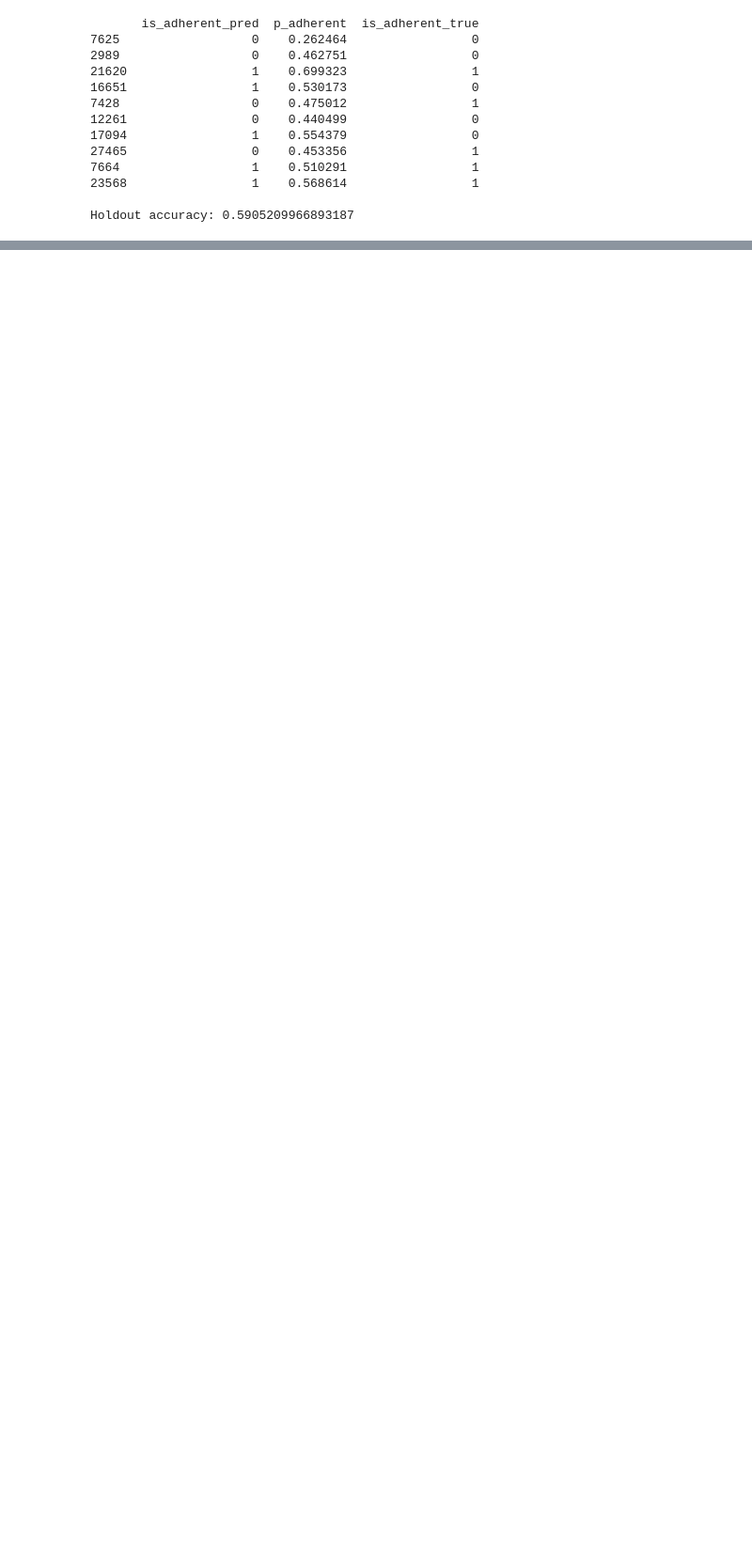
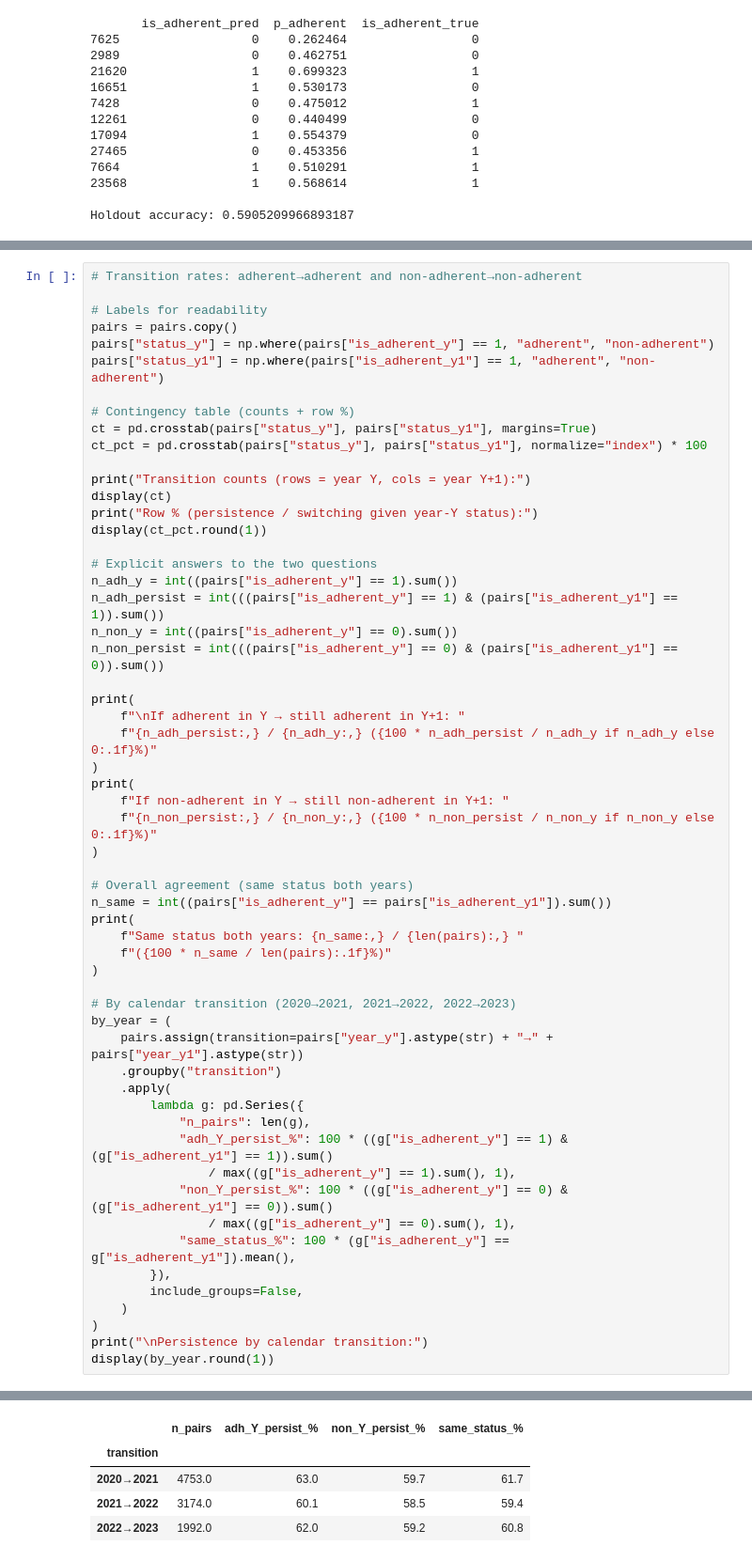
Before and after one commit to FrianaEngineer/Medical-Adherence, a Jupyter notebook: Notebooks/allYearMergeClean.ipynb, the cells around one changed output, grey strips where cells are left out. Shown at 94% size. Cells and saved outputs as stored; diff of their text form; blank space fills up the shorter version.

```diff
--- a/Notebooks/allYearMergeClean.ipynb
+++ b/Notebooks/allYearMergeClean.ipynb
@@ -1994,0 +2079,58 @@ Holdout accuracy: 0.5905209966893187
+# %%
+# Transition rates: adherent→adherent and non-adherent→non-adherent
+
+# Labels for readability
+pairs = pairs.copy()
+pairs["status_y"] = np.where(pairs["is_adherent_y"] == 1, "adherent", "non-adherent")
+pairs["status_y1"] = np.where(pairs["is_adherent_y1"] == 1, "adherent", "non-adherent")
+
+# Contingency table (counts + row %)
+ct = pd.crosstab(pairs["status_y"], pairs["status_y1"], margins=True)
+ct_pct = pd.crosstab(pairs["status_y"], pairs["status_y1"], normalize="index") * 100
+
+print("Transition counts (rows = year Y, cols = year Y+1):")
+display(ct)
+print("Row % (persistence / switching given year-Y status):")
+display(ct_pct.round(1))
+
+# Explicit answers to the two questions
+n_adh_y = int((pairs["is_adherent_y"] == 1).sum())
+n_adh_persist = int(((pairs["is_adherent_y"] == 1) & (pairs["is_adherent_y1"] == 1)).sum())
+n_non_y = int((pairs["is_adherent_y"] == 0).sum())
+n_non_persist = int(((pairs["is_adherent_y"] == 0) & (pairs["is_adherent_y1"] == 0)).sum())
+
+print(
+    f"\nIf adherent in Y → still adherent in Y+1: "
+    f"{n_adh_persist:,} / {n_adh_y:,} ({100 * n_adh_persist / n_adh_y if n_adh_y else 0:.1f}%)"
+)
+print(
+    f"If non-adherent in Y → still non-adherent in Y+1: "
+    f"{n_non_persist:,} / {n_non_y:,} ({100 * n_non_persist / n_non_y if n_non_y else 0:.1f}%)"
+)
+
+# Overall agreement (same status both years)
+n_same = int((pairs["is_adherent_y"] == pairs["is_adherent_y1"]).sum())
+print(
+    f"Same status both years: {n_same:,} / {len(pairs):,} "
+    f"({100 * n_same / len(pairs):.1f}%)"
+)
+
+# By calendar transition (2020→2021, 2021→2022, 2022→2023)
+by_year = (
+    pairs.assign(transition=pairs["year_y"].astype(str) + "→" + pairs["year_y1"].astype(str))
+    .groupby("transition")
+    .apply(
+        lambda g: pd.Series({
+            "n_pairs": len(g),
+            "adh_Y_persist_%": 100 * ((g["is_adherent_y"] == 1) & (g["is_adherent_y1"] == 1)).sum()
+                / max((g["is_adherent_y"] == 1).sum(), 1),
+            "non_Y_persist_%": 100 * ((g["is_adherent_y"] == 0) & (g["is_adherent_y1"] == 0)).sum()
+                / max((g["is_adherent_y"] == 0).sum(), 1),
+            "same_status_%": 100 * (g["is_adherent_y"] == g["is_adherent_y1"]).mean(),
+        }),
+        include_groups=False,
+    )
+)
+print("\nPersistence by calendar transition:")
+display(by_year.round(1))
+# %% [output]
@@ -1994,0 +2153,5 @@ Holdout accuracy: 0.5905209966893187
+|  | n_pairs | adh_Y_persist_% | non_Y_persist_% | same_status_% |
+| transition |  |  |  |  |
+| 2020→2021 | 4753.0 | 63.0 | 59.7 | 61.7 |
+| 2021→2022 | 3174.0 | 60.1 | 58.5 | 59.4 |
+| 2022→2023 | 1992.0 | 62.0 | 59.2 | 60.8 |
```
Also changed, not shown: parts of 4 cells of this notebook.
